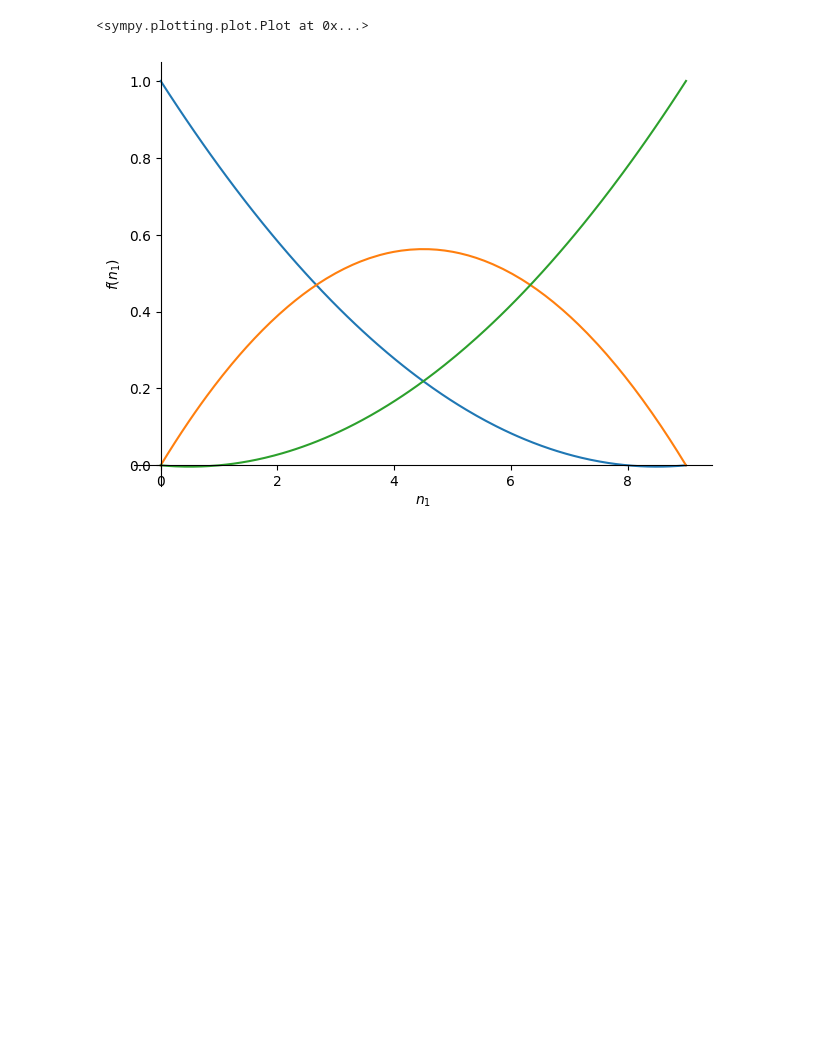
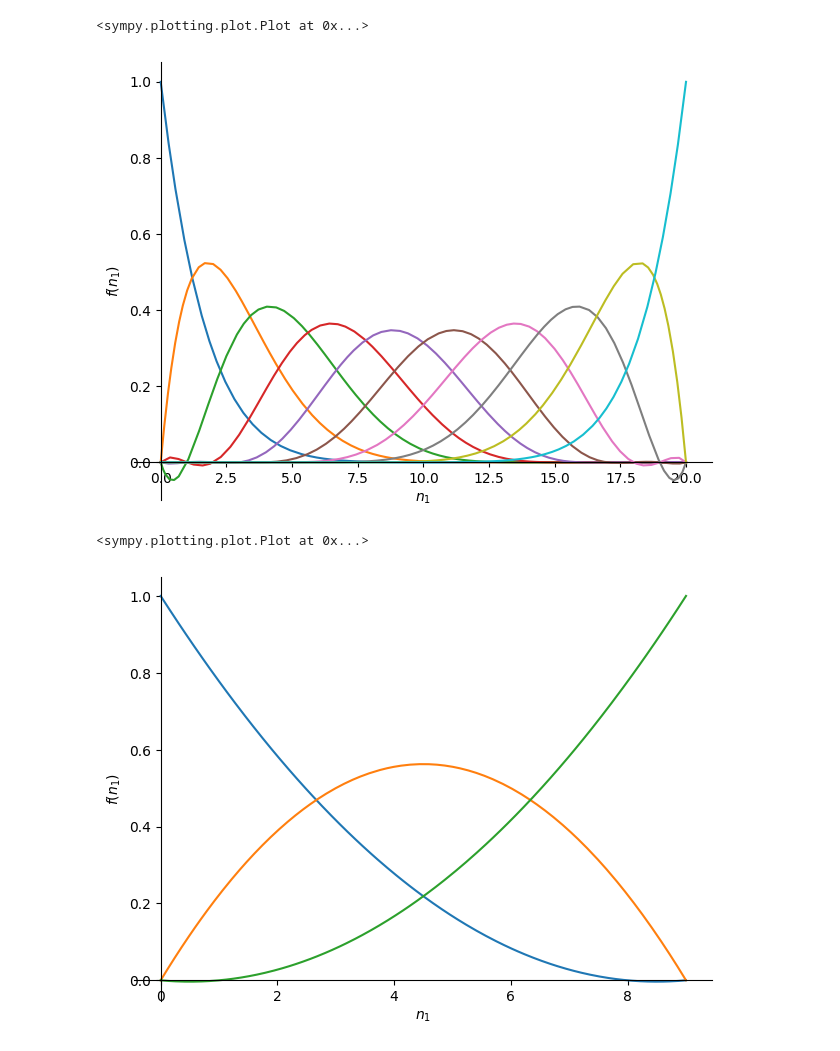
Before and after one commit to PabloRuizCuevas/probability-sorting, a Jupyter notebook: notebooks/dev_discrete_sort.ipynb, the cells around one changed output. Cells and saved outputs as stored; diff of their text form; code cells hidden in the pictures; blank space fills up the shorter version.

```diff
--- a/notebooks/dev_discrete_sort.ipynb
+++ b/notebooks/dev_discrete_sort.ipynb
@@ -3,6 +3,5 @@ from sympy import Symbol, Interval, Sum, plot, solve, Integer
 from sympy.stats import Hypergeometric, density
 n1 = Symbol("n1", domain=Interval(0, 1))
 # %%
-maxi = 1000
-mini = 0
+maxi, mini = 100, 0
 # %%
@@ -38,0 +60,7 @@ def opt(n, m, maxi=1000, mini=0):
+# %%
+n = 2
+dens_f = lambda n, m: dens(n, m, n1, maxi, mini)
+s = 0
+for m, inter in zip(range(1, n+1), opt_gen(n)):
+    s += Sum(dens_f(n-1, m) * P(n-1, maxi, n1), (n1, *inter))
+s/=(maxi-mini)
@@ -47,17 +75 @@ $\displaystyle 500$
-# %%
-maxi, mini = 9, 0
-
-def dens(n, m, n1, maxi=1000, mini=0):
-    return density(Hypergeometric('H', maxi-mini, maxi-n1, n-1))(n-m)
-
-dens_t = lambda n, m: dens(n, m, n1, 9, 0), maxi, mini
-dens_f = dens_t[0]
-
-def opt_gen(n, dens_t):
-    dens_f, maxi, mini = dens_t
-    yield mini
-    for m in range(1, n):
-        print(n, m)
-        yield int(solve(dens_f(n, m)- dens_f(n, m+1))[0]) # rethink
-    yield maxi
 # %%
@@ -90,3 +97,13 @@ plot(*[dens_f(n, m) for m  in range(1, n+1)], (n1, mini, maxi))
+# %%
+# same number of numbers and slots, the probability is 1 if put at index , 0 else
+n = 10
+mini = 0 # incluido tmb
+maxi = 20 # incluido #   AUNQUE en python normalmente los upper intervals no son incluidos!
+dens_f = lambda n, m: dens(n, m, n1, maxi, mini)
+plot(*[dens_f(n, m) for m  in range(1, n+1)], (n1, mini, maxi))
+# %% [output]
+[figure, added]
+<sympy.plotting.plot.Plot at 0x...>
 # %%
 # the fact that goes negative is not a problem, the important is that is
 # zero in the two last!
```
Also changed, not shown: parts of 12 cells of this notebook, 13 other files.
